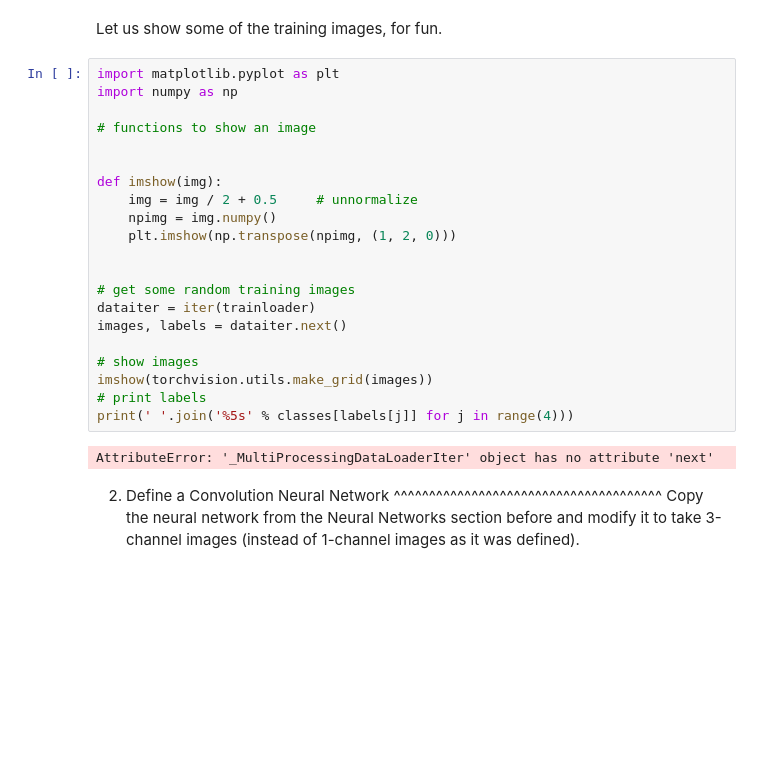
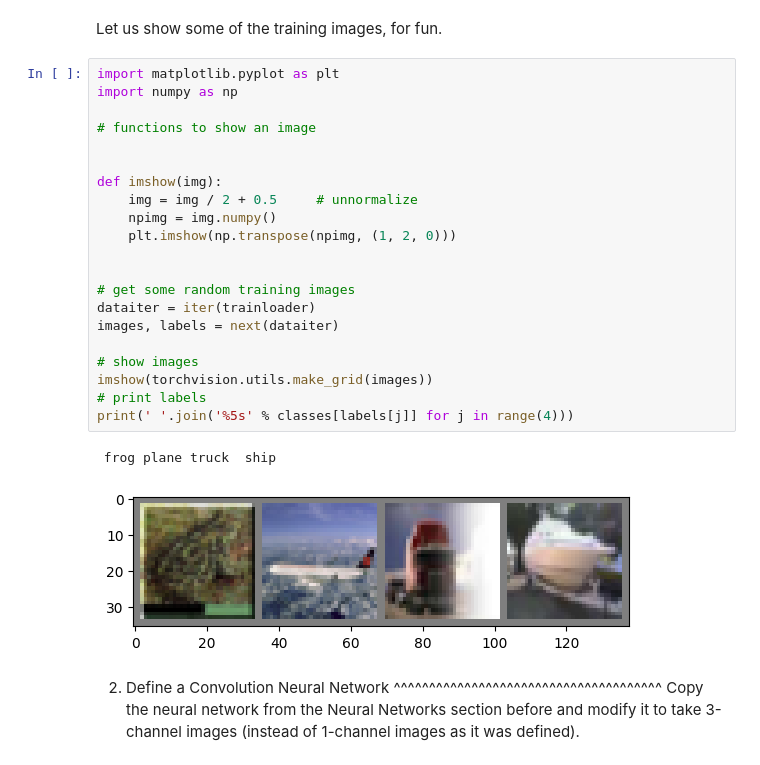
Before and after one commit to bikum2301/newrepo, a Jupyter notebook: _downloads/cifar10_tutorial.ipynb, the cells around one changed output. Cells and saved outputs as stored; diff of their text form; blank space fills up the shorter version.

```diff
--- a/_downloads/cifar10_tutorial.ipynb
+++ b/_downloads/cifar10_tutorial.ipynb
@@ -89,26 +88,27 @@ Let us show some of the training images, for fun.
 # %%
 import matplotlib.pyplot as plt
 import numpy as np
 
 # functions to show an image
 
 
 def imshow(img):
     img = img / 2 + 0.5     # unnormalize
     npimg = img.numpy()
     plt.imshow(np.transpose(npimg, (1, 2, 0)))
 
 
 # get some random training images
 dataiter = iter(trainloader)
-images, labels = dataiter.next()
+images, labels = next(dataiter)
 
 # show images
 imshow(torchvision.utils.make_grid(images))
 # print labels
 print(' '.join('%5s' % classes[labels[j]] for j in range(4)))
 # %% [output]
-AttributeError: '_MultiProcessingDataLoaderIter' object has no attribute 'next'
+ frog plane truck  ship
+[figure, added]
 # %% [markdown]
 2. Define a Convolution Neural Network
 ^^^^^^^^^^^^^^^^^^^^^^^^^^^^^^^^^^^^^^
```
Also changed, not shown: parts of 8 cells of this notebook.
